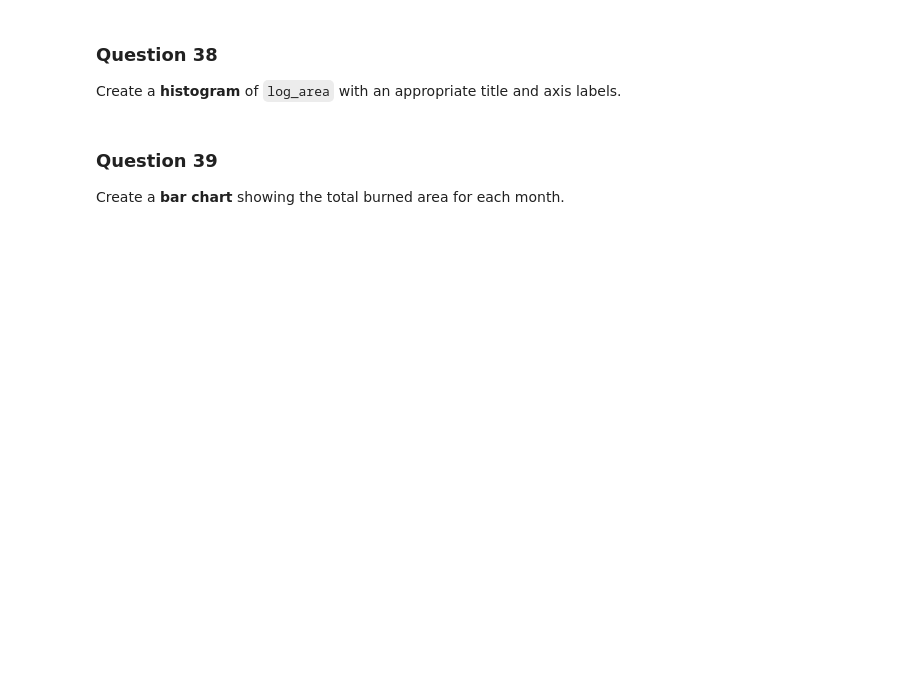
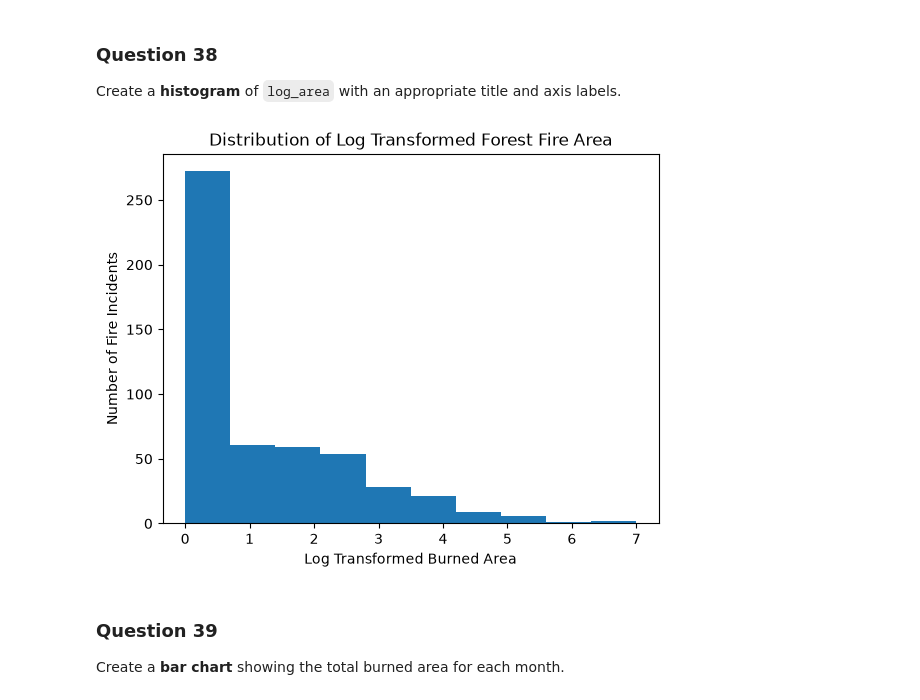
Before and after one commit to huzaif-murad/lihatech-training, a Jupyter notebook: Assignments/Data Science/38 Assignments/Notebooks/Assignment_6_Forest_Fires_Beginner_to_Intermediate_Pandas_Practice.ipynb, the cells around one changed output. Drawn from its saved outputs; the diff is of its cells as text; code cells hidden in the pictures; blank space fills up the shorter version.

```diff
--- a/Assignments/Data Science/38 Assignments/Notebooks/Assignment_6_Forest_Fires_Beginner_to_Intermediate_Pandas_Practice.ipynb
+++ b/Assignments/Data Science/38 Assignments/Notebooks/Assignment_6_Forest_Fires_Beginner_to_Intermediate_Pandas_Practice.ipynb
@@ -588,6 +588,13 @@ df_clean
 # %% [markdown]
 ### Question 35
 Create a column named **temperature_level**. Store `Hot` when `temp` is greater than or equal to 25; otherwise store `Moderate`.
+# %%
+df_clean['temprature_level']=df_clean['temp'].apply(lambda temp:"Hot" if temp>=25 else "Moderate")
 # %% [markdown]
 ### Question 36
 Import NumPy using the alias `np` and create a column named **log_area** using `np.log1p()` on the `area` column.
+# %%
+import numpy as np
+
+df_clean['log_area']=np.log1p(df_clean['area'])
+df_clean
@@ -599,6 +629,18 @@ Create a correlation matrix for **temp, RH, wind, rain, and area**.
 # %% [markdown]
 ### Question 38
 Create a **histogram** of `log_area` with an appropriate title and axis labels.
+# %%
+import matplotlib.pyplot as plt
+
+plt.hist(df_clean["log_area"], bins=10)
+
+plt.xlabel("Log Transformed Burned Area")
+plt.ylabel("Number of Fire Incidents")
+plt.title("Distribution of Log Transformed Forest Fire Area")
+
+plt.show()
+# %% [output]
+[figure, added]
 # %% [markdown]
 ### Question 39
 Create a **bar chart** showing the total burned area for each month.
```
Also changed, not shown: parts of 5 cells of this notebook, 1 other file.
